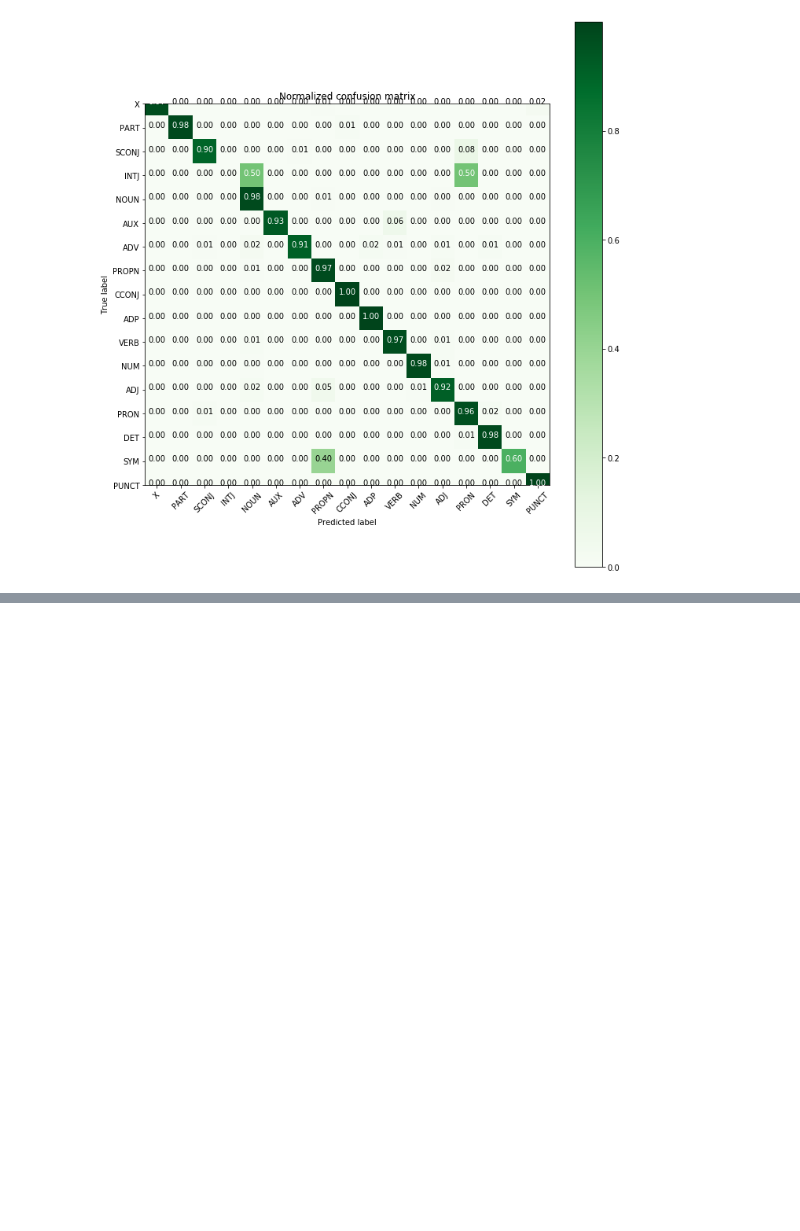
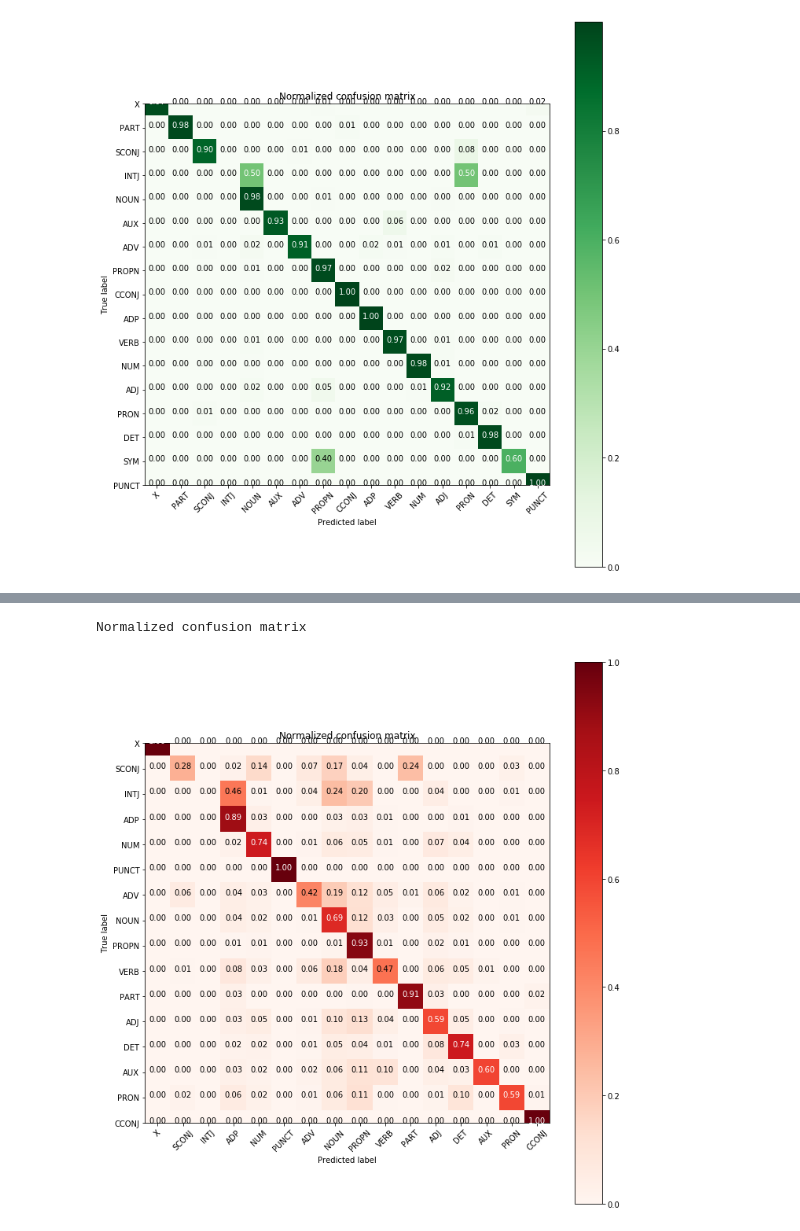
Before and after one commit to Bzrm/MidRusNLP, a Jupyter notebook: misc/Тегер на all_afz/POS_CM.ipynb, the cells around one changed output, grey strips where cells are left out. Drawn from its saved outputs; the diff is of its cells as text; code cells hidden in the pictures; blank space fills up the shorter version.

```diff
--- a/misc/Тегер на all_afz/POS_CM.ipynb
+++ b/misc/Тегер на all_afz/POS_CM.ipynb
@@ -96,0 +121,19 @@ Normalized confusion matrix
+# %%
+pred = open('pred_POS_acts.txt', encoding='utf8').read()
+true = open('true_POS_acts.txt', encoding='utf8').read()
+labels = open('labels_acts.txt', encoding='utf8').read()
+# %%
+y_true = true.split()
+y_pred = pred.split()
+class_names = labels.split()
+# %%
+cnf_matrix = confusion_matrix(y_pred, y_true, labels=class_names)
+# %%
+np.set_printoptions(precision=2)
+
+plt.figure(figsize = (10,10))
+plot_confusion_matrix(cnf_matrix, classes=class_names, normalize=True,
+                      title='Normalized confusion matrix', cmap=plt.cm.Reds)
+# %% [output]
+Normalized confusion matrix
+[figure, added]
```
Also changed, not shown: parts of 2 cells of this notebook.
